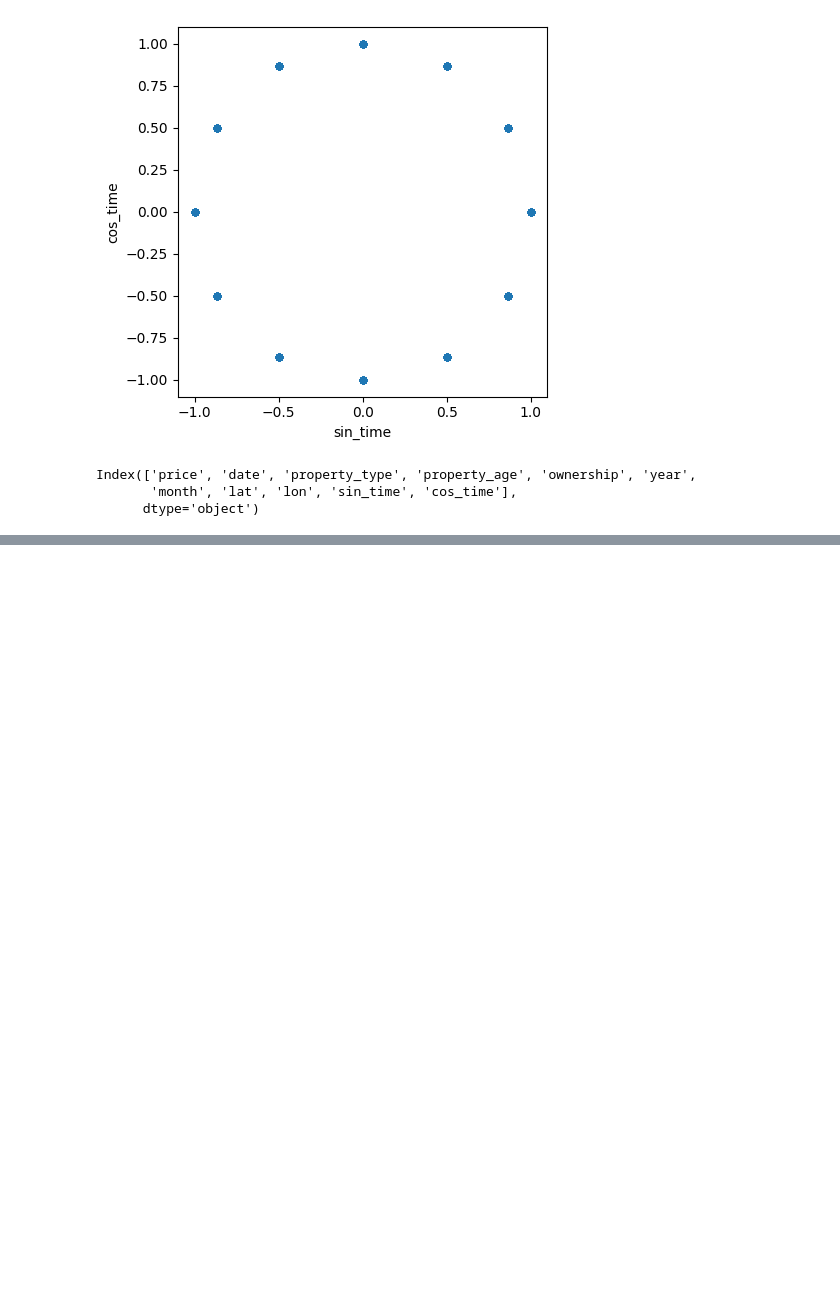
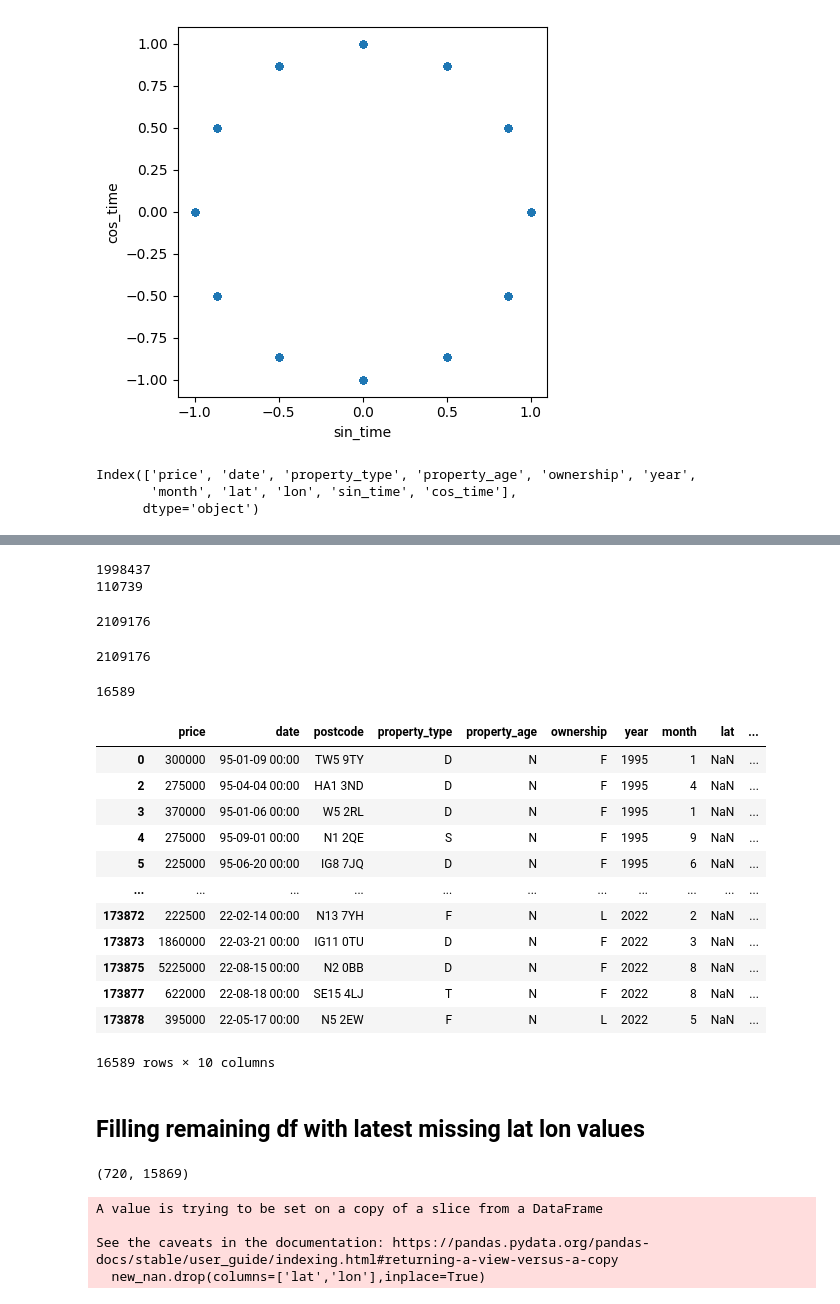
Before and after one commit to MarieMCodes/re_value_predictor, a Jupyter notebook: notebooks/marie_mergingfiles.ipynb, the cells around one changed output, grey strips where cells are left out. Drawn from its saved outputs; the diff is of its cells as text; code cells hidden in the pictures; blank space fills up the shorter version.

```diff
--- a/notebooks/marie_mergingfiles.ipynb
+++ b/notebooks/marie_mergingfiles.ipynb
@@ -333,0 +507,6 @@ Index(['price', 'date', 'property_type', 'property_age', 'ownership', 'year',
+# %%
+# extract remaining NaN values and save both files
+new_nan=nans[nans['lat'].isna()==True]  # 63thousant rows
+clean_data=nans[nans['lat'].isna()==False]
+# drop postcode column
+clean_data=clean_data.drop(columns='postcode')
@@ -333,0 +542,13 @@ Index(['price', 'date', 'property_type', 'property_age', 'ownership', 'year',
+# %%
+print(len(master))
+print(len(additional))
+len(master) + len(additional)
+# %% [output]
+1998437
+110739
+2109176
+# %%
+merged_df=pd.concat([master,additional],axis=0,ignore_index=True)
+len(merged_df)
+# %% [output]
+2109176
@@ -333,0 +557,26 @@ Index(['price', 'date', 'property_type', 'property_age', 'ownership', 'year',
+# %%
+# inspecting how many unique postcodes are still missing -> ca. 16 thousand
+new_nan['postcode'].nunique()
+
+# could just run those through the code to get faster
+46553
+# %% [output]
+16589
+# %%
+missing_unique=new_nan.drop_duplicates(subset=['postcode'])
+missing_unique
+# write this to csv and get only those lat lon, and can then populate the other df w the full 67 thousand or so.
+# %% [output]
+|  | price | date | postcode | property_type | property_age | ownership | year | month | lat | ... |
+| 0 | 300000 | 95-01-09 00:00 | TW5 9TY | D | N | F | 1995 | 1 | NaN | ... |
+| 2 | 275000 | 95-04-04 00:00 | HA1 3ND | D | N | F | 1995 | 4 | NaN | ... |
+| 3 | 370000 | 95-01-06 00:00 | W5 2RL | D | N | F | 1995 | 1 | NaN | ... |
+| 4 | 275000 | 95-09-01 00:00 | N1 2QE | S | N | F | 1995 | 9 | NaN | ... |
+| 5 | 225000 | 95-06-20 00:00 | IG8 7JQ | D | N | F | 1995 | 6 | NaN | ... |
+| ... | ... | ... | ... | ... | ... | ... | ... | ... | ... | ... |
+| 173872 | 222500 | 22-02-14 00:00 | N13 7YH | F | N | L | 2022 | 2 | NaN | ... |
+| 173873 | 1860000 | 22-03-21 00:00 | IG11 0TU | D | N | F | 2022 | 3 | NaN | ... |
+| 173875 | 5225000 | 22-08-15 00:00 | N2 0BB | D | N | F | 2022 | 8 | NaN | ... |
+| 173877 | 622000 | 22-08-18 00:00 | SE15 4LJ | T | N | F | 2022 | 8 | NaN | ... |
+| 173878 | 395000 | 22-05-17 00:00 | N5 2EW | F | N | L | 2022 | 5 | NaN | ... |
+16589 rows × 10 columns
@@ -333,0 +585,2 @@ Index(['price', 'date', 'property_type', 'property_age', 'ownership', 'year',
+# %% [markdown]
+## Filling remaining df with latest missing lat lon values
@@ -333,0 +597,4 @@ Index(['price', 'date', 'property_type', 'property_age', 'ownership', 'year',
+# %%
+len(errors), len(clean)
+# %% [output]
+(720, 15869)
@@ -333,0 +603,11 @@ Index(['price', 'date', 'property_type', 'property_age', 'ownership', 'year',
+# %%
+# 1. create dict of postcode - lat lon
+# 2. loop through nans df and fill lat lon values
+# 3. merge with master df
+
+new_nan.drop(columns=['lat','lon'],inplace=True)
+# %% [output]
+A value is trying to be set on a copy of a slice from a DataFrame
+
+See the caveats in the documentation: https://pandas.pydata.org/pandas-docs/stable/user_guide/indexing.html#returning-a-view-versus-a-copy
+  new_nan.drop(columns=['lat','lon'],inplace=True)
```
Also changed, not shown: parts of 49 cells of this notebook.
